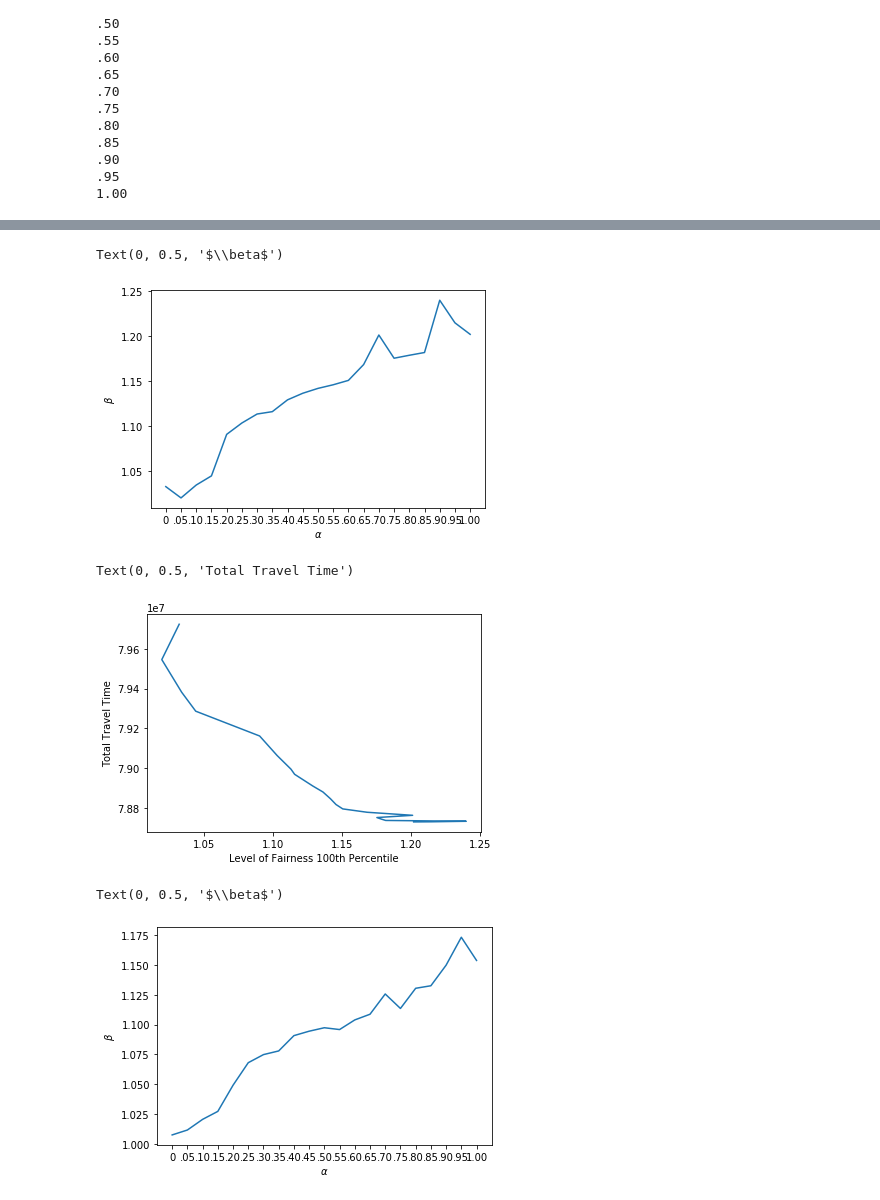
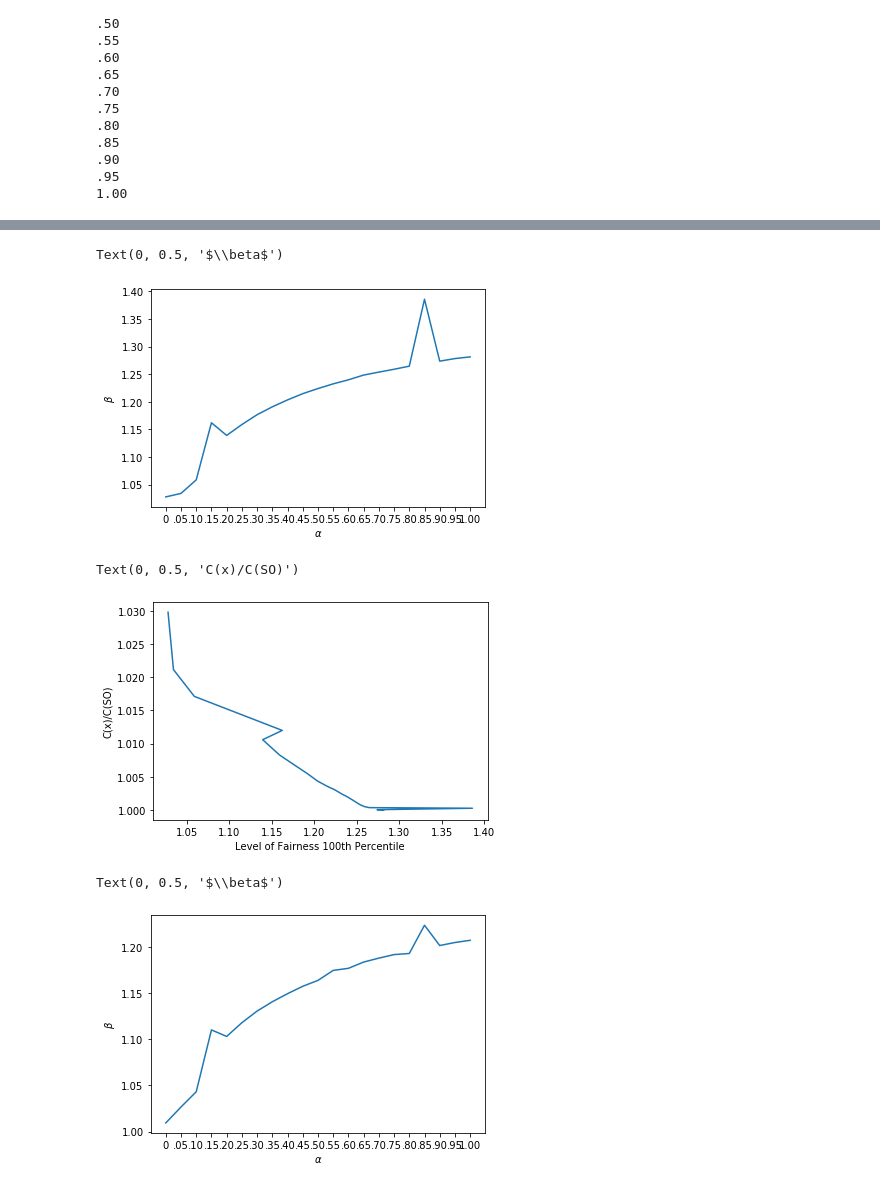
Before and after one commit to StanfordASL/fair-routing, a Jupyter notebook: alpha_objective_combination.ipynb, the cells around one changed output, grey strips where cells are left out. Drawn from its saved outputs; the diff is of its cells as text; code cells hidden in the pictures.

Commit message:
alpha_objective_file with zips

```diff
--- a/alpha_objective_combination.ipynb
+++ b/alpha_objective_combination.ipynb
@@ -4,7 +4,7 @@ import numpy as np
 import pandas as pd
 import zipfile
 # %%
-city_name = 'Anaheim'
+city_name = 'MitteCenter'
 percentile_val = 98
 main_zip = 'Alpha_Objective/' + city_name + '/' + city_name + '-'
 main_zip_loc = 'Alpha_Objective/' + city_name + '/'
@@ -104,10 +104,14 @@ for alpha_val in alpha_values:
         path_OD_min = min(OD_tt_paths)
 
         #Find ratio of max and min
-        path_OD_beta = path_OD_max/path_OD_min
+        if path_OD_max-path_OD_min>0.001:
+            path_OD_beta = path_OD_max/path_OD_min
+        else:
+            path_OD_beta = 1
+
         beta_val.append(path_OD_beta)
 
-        #Find percentile value of beta for this value of alpha
+    #Find percentile value of beta for this value of alpha
     beta_new_val = [item for item, count in zip(beta_val, OD_arr__) for i in range(count)]
     beta_dist = np.percentile(beta_new_val, percentile_val)
 
@@ -151,19 +156,19 @@ plt.xlabel(r'$\alpha$')
 plt.ylabel(r'$\beta$')
 # %% [output]
 Text(0, 0.5, '$\\beta$')
-[figure, old version]
+[figure, new version]
 # %%
-plt.plot(final_beta, total_cost)
+plt.plot(final_beta, total_cost/total_cost[-1])
 plt.xlabel('Level of Fairness {}th Percentile'.format(100))
-plt.ylabel('Total Travel Time')
+plt.ylabel('C(x)/C(SO)')
 # %% [output]
-Text(0, 0.5, 'Total Travel Time')
+Text(0, 0.5, 'C(x)/C(SO)')
-[figure, old version]
+[figure, new version]
 # %%
 plt.plot(alpha_values, percentile_beta)
 plt.xlabel(r'$\alpha$')
 plt.ylabel(r'$\beta$')
 # %% [output]
 Text(0, 0.5, '$\\beta$')
-[figure, old version]
+[figure, new version]
 # %%
```
Also changed, not shown: parts of 2 cells of this notebook, 7 other files.
